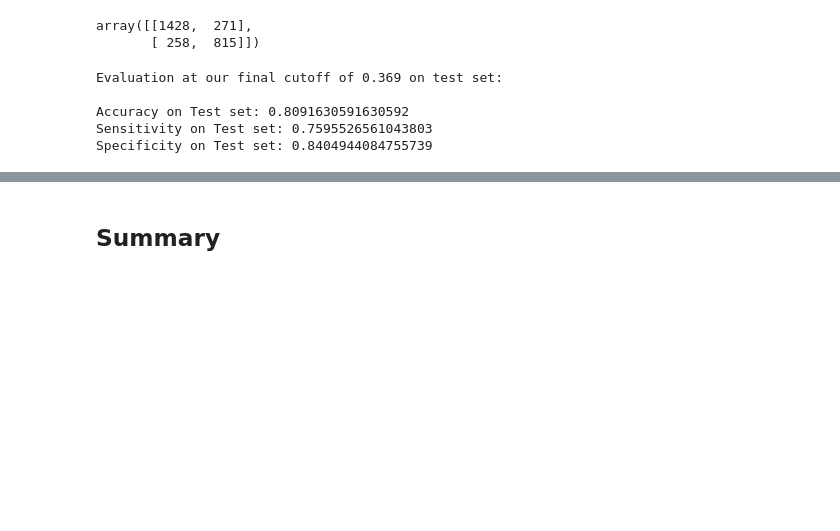
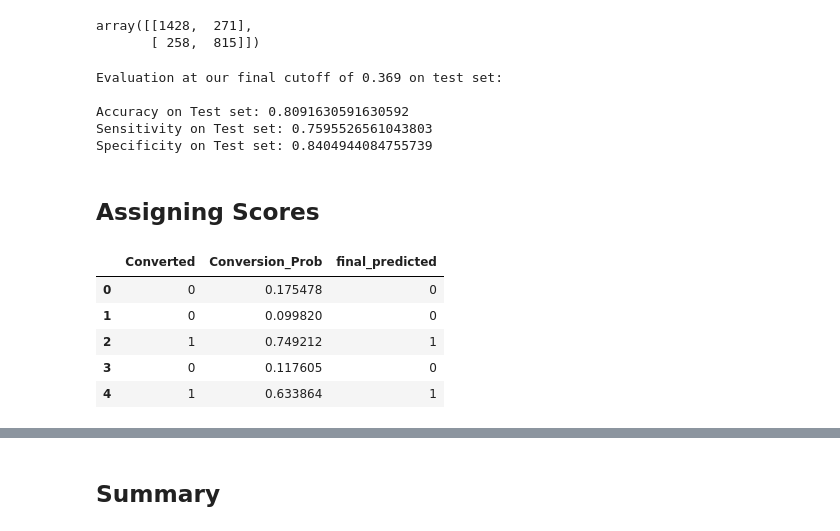
Before and after one commit to parashardevesh/lead_scoring, a Jupyter notebook: Lead_Scoring.ipynb, the cells around one changed output, grey strips where cells are left out. Cells and saved outputs as stored; diff of their text form; code cells hidden in the pictures; blank space fills up the shorter version.

```diff
--- a/Lead_Scoring.ipynb
+++ b/Lead_Scoring.ipynb
@@ -1715,3 +1713,17 @@ Evaluation at our final cutoff of 0.369 on test set:
 Accuracy on Test set: 0.8091630591630592
 Sensitivity on Test set: 0.7595526561043803
 Specificity on Test set: 0.8404944084755739
+# %% [markdown]
+## Assigning Scores
+# %%
+# dropping all the cutoffs columns as they are not required anymore
+cols_to_drop = y_train_pred_final.iloc[:,2:23].columns
+y_train_pred_final.drop(columns=cols_to_drop, inplace=True)
+y_train_pred_final.head()
+# %% [output]
+|  | Converted | Conversion_Prob | final_predicted |
+| 0 | 0 | 0.175478 | 0 |
+| 1 | 0 | 0.099820 | 0 |
+| 2 | 1 | 0.749212 | 1 |
+| 3 | 0 | 0.117605 | 0 |
+| 4 | 1 | 0.633864 | 1 |
```
Also changed, not shown: parts of 24 cells of this notebook.
